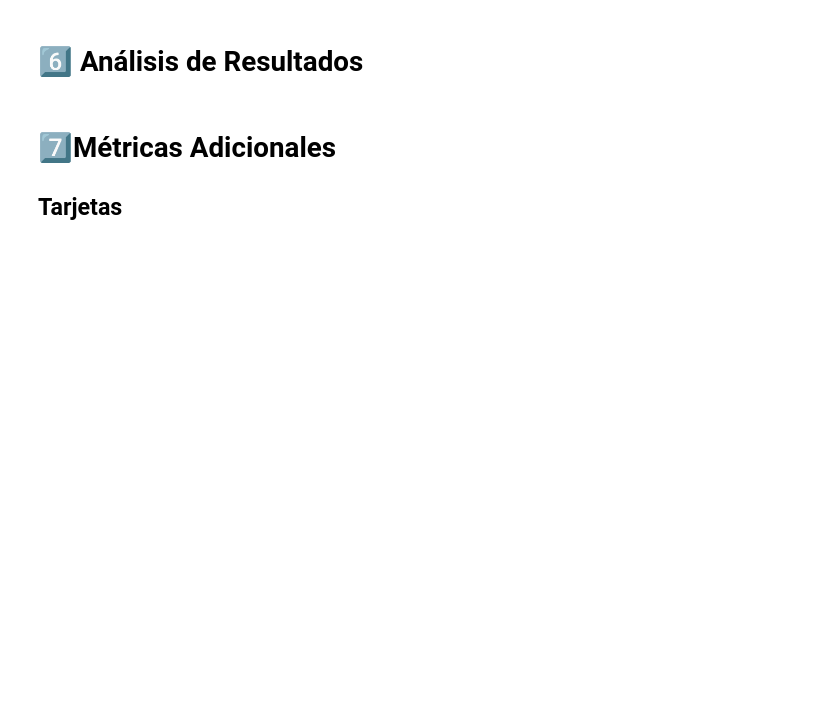
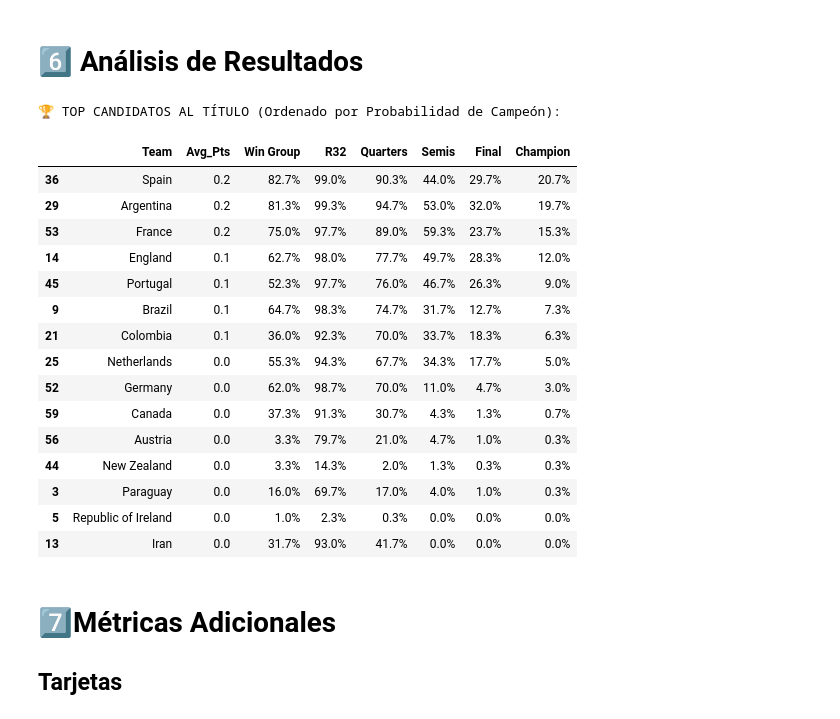
Before and after one commit to Ariel-2006/Backend-Predicci-n-del-, a Jupyter notebook: mundial.ipynb, the cells around one changed output. Cells and saved outputs as stored; diff of their text form; code cells hidden in the pictures; blank space fills up the shorter version.

```diff
--- a/mundial.ipynb
+++ b/mundial.ipynb
@@ -472,35 +503,53 @@ for team in teams:
 # 3. Creación del DataFrame
 # Convertimos la lista de diccionarios en una tabla de Pandas.
 # Ordenamos por 'Champion' descendente para que los favoritos al título aparezcan primero.
 df_probs = pd.DataFrame(probs).sort_values('Champion', ascending=False)
 
 # Filtro de seguridad: Eliminamos cualquier fila vacía o error (equipos con 0% de R32)
 df_probs = df_probs[df_probs['R32'] > 0]
 
 # 4. Copia para Display
 # Hacemos una copia (.copy()) para no modificar df_probs.
 df_display = df_probs.copy()
 
 # 5. Formato de Puntos (Texto)
 # Redondeamos a 1 decimal y convertimos a texto. Ej: 5.382 -> 5.4 -> "5.4"
-df_display['Avg_Pts'] = df_display['Avg_Pts'].round(1).astype(str)
+df_display['Avg_Pts'] = df_display['Champion'].round(1).astype(str)
 
 # 6. Formato de Porcentajes
 # Iteramos sobre las columnas de probabilidad para hacerlas legibles a humanos.
 for col in ['Win Group', 'R32', 'Quarters', 'Semis', 'Final', 'Champion']:
     # Multiplicamos por 100, redondeamos y agregamos el símbolo '%'
     # Ejemplo: 0.156 -> 15.6 -> "15.6%"
     df_display[col] = (df_display[col] * 100).round(1).astype(str) + '%'
 
 # 7. Reordenamiento de Columnas
 # Movemos 'Avg_Pts' al inicio, justo después del nombre del equipo.
 # Esto da una narrativa lógica: Puntos en Grupo -> Probabilidad de avanzar rondas -> Probabilidad de Campeón.
 cols = ['Team', 'Avg_Pts', 'Win Group', 'R32', 'Quarters', 'Semis', 'Final', 'Champion']
 df_display = df_display[cols]
 
 # 8. Imprimir Resultados
 print("\n🏆 TOP CANDIDATOS AL TÍTULO (Ordenado por Probabilidad de Campeón):")
-display(df_display.head(15)) # Mostramos el
+display(df_display.head(15))
+# %% [output]
+🏆 TOP CANDIDATOS AL TÍTULO (Ordenado por Probabilidad de Campeón):
+|  | Team | Avg_Pts | Win Group | R32 | Quarters | Semis | Final | Champion |
+| 36 | Spain | 0.2 | 82.7% | 99.0% | 90.3% | 44.0% | 29.7% | 20.7% |
+| 29 | Argentina | 0.2 | 81.3% | 99.3% | 94.7% | 53.0% | 32.0% | 19.7% |
+| 53 | France | 0.2 | 75.0% | 97.7% | 89.0% | 59.3% | 23.7% | 15.3% |
+| 14 | England | 0.1 | 62.7% | 98.0% | 77.7% | 49.7% | 28.3% | 12.0% |
+| 45 | Portugal | 0.1 | 52.3% | 97.7% | 76.0% | 46.7% | 26.3% | 9.0% |
+| 9 | Brazil | 0.1 | 64.7% | 98.3% | 74.7% | 31.7% | 12.7% | 7.3% |
+| 21 | Colombia | 0.1 | 36.0% | 92.3% | 70.0% | 33.7% | 18.3% | 6.3% |
+| 25 | Netherlands | 0.0 | 55.3% | 94.3% | 67.7% | 34.3% | 17.7% | 5.0% |
+| 52 | Germany | 0.0 | 62.0% | 98.7% | 70.0% | 11.0% | 4.7% | 3.0% |
+| 59 | Canada | 0.0 | 37.3% | 91.3% | 30.7% | 4.3% | 1.3% | 0.7% |
+| 56 | Austria | 0.0 | 3.3% | 79.7% | 21.0% | 4.7% | 1.0% | 0.3% |
+| 44 | New Zealand | 0.0 | 3.3% | 14.3% | 2.0% | 1.3% | 0.3% | 0.3% |
+| 3 | Paraguay | 0.0 | 16.0% | 69.7% | 17.0% | 4.0% | 1.0% | 0.3% |
+| 5 | Republic of Ireland | 0.0 | 1.0% | 2.3% | 0.3% | 0.0% | 0.0% | 0.0% |
+| 13 | Iran | 0.0 | 31.7% | 93.0% | 41.7% | 0.0% | 0.0% | 0.0% |
 # %% [markdown]
 # 7️⃣**Métricas Adicionales**
 ## Tarjetas
```
Also changed, not shown: parts of 15 cells of this notebook, 6 other files.
